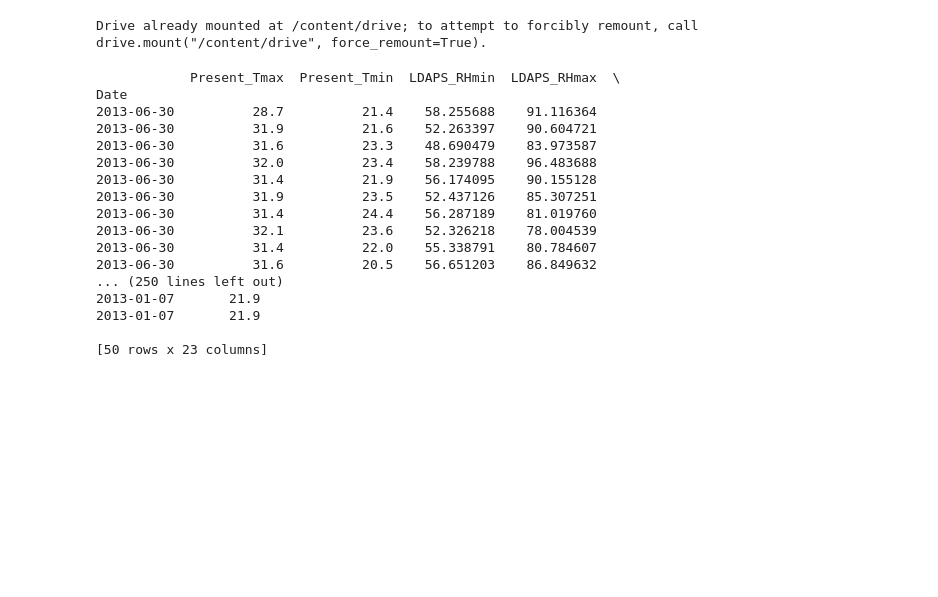
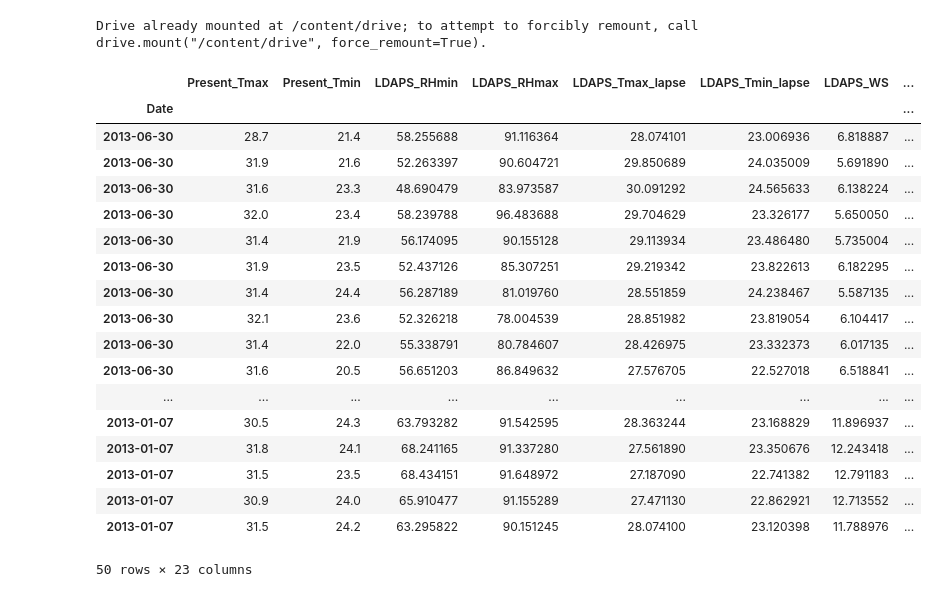
Before and after one commit to pchodon/Aggregation-Analysis, a Jupyter notebook: basic4.ipynb, the cells around one changed output. Saved outputs shown, nothing was run; the diff lists cells and outputs as text; code cells hidden in the pictures; blank space fills up the shorter version.

```diff
--- a/basic4.ipynb
+++ b/basic4.ipynb
@@ -8,41 +8,44 @@ Drive already mounted at /content/drive; to attempt to forcibly remount, call dr
 # %%
 import multiprocessing
 import time
 from csv import reader
 from google.colab import files
 import pandas as pd
 import threading
 import os
 import tensorflow as tf
 import numpy as np
 import sys
 import matplotlib.pyplot as plt
 
 data = []
 with open('/content/drive/MyDrive/Bias_correction_ucl.csv', 'r',encoding="ISO-8859-1") as data:
   df_weather = pd.read_csv(data, parse_dates=["Date"])
 
 df_grp = (df_weather.groupby(['station']).groups)
 
 outcome = df_weather.set_index("station")
 outcome_date = outcome.set_index("Date")
-
-print(outcome_date)
+outcome_na = outcome_date[~(outcome_date == 0).all(axis=1)]
+outcome_final = outcome_date.resample('D').sum()
+display(outcome_na)
 # %% [output]
+|  | Present_Tmax | Present_Tmin | LDAPS_RHmin | LDAPS_RHmax | LDAPS_Tmax_lapse | LDAPS_Tmin_lapse | LDAPS_WS | ... |
+| Date |  |  |  |  |  |  |  | ... |
+| 2013-06-30 | 28.7 | 21.4 | 58.255688 | 91.116364 | 28.074101 | 23.006936 | 6.818887 | ... |
+| 2013-06-30 | 31.9 | 21.6 | 52.263397 | 90.604721 | 29.850689 | 24.035009 | 5.691890 | ... |
+| 2013-06-30 | 31.6 | 23.3 | 48.690479 | 83.973587 | 30.091292 | 24.565633 | 6.138224 | ... |
+| 2013-06-30 | 32.0 | 23.4 | 58.239788 | 96.483688 | 29.704629 | 23.326177 | 5.650050 | ... |
+| 2013-06-30 | 31.4 | 21.9 | 56.174095 | 90.155128 | 29.113934 | 23.486480 | 5.735004 | ... |
+| 2013-06-30 | 31.9 | 23.5 | 52.437126 | 85.307251 | 29.219342 | 23.822613 | 6.182295 | ... |
+| 2013-06-30 | 31.4 | 24.4 | 56.287189 | 81.019760 | 28.551859 | 24.238467 | 5.587135 | ... |
+| 2013-06-30 | 32.1 | 23.6 | 52.326218 | 78.004539 | 28.851982 | 23.819054 | 6.104417 | ... |
+| 2013-06-30 | 31.4 | 22.0 | 55.338791 | 80.784607 | 28.426975 | 23.332373 | 6.017135 | ... |
+| 2013-06-30 | 31.6 | 20.5 | 56.651203 | 86.849632 | 27.576705 | 22.527018 | 6.518841 | ... |
+| ... | ... | ... | ... | ... | ... | ... | ... | ... |
+| 2013-01-07 | 30.5 | 24.3 | 63.793282 | 91.542595 | 28.363244 | 23.168829 | 11.896937 | ... |
+| 2013-01-07 | 31.8 | 24.1 | 68.241165 | 91.337280 | 27.561890 | 23.350676 | 12.243418 | ... |
+| 2013-01-07 | 31.5 | 23.5 | 68.434151 | 91.648972 | 27.187090 | 22.741382 | 12.791183 | ... |
+| 2013-01-07 | 30.9 | 24.0 | 65.910477 | 91.155289 | 27.471130 | 22.862921 | 12.713552 | ... |
+| 2013-01-07 | 31.5 | 24.2 | 63.295822 | 90.151245 | 28.074100 | 23.120398 | 11.788976 | ... |
-            Present_Tmax  Present_Tmin  LDAPS_RHmin  LDAPS_RHmax  \
-Date
-2013-06-30          28.7          21.4    58.255688    91.116364
-2013-06-30          31.9          21.6    52.263397    90.604721
-2013-06-30          31.6          23.3    48.690479    83.973587
-2013-06-30          32.0          23.4    58.239788    96.483688
-2013-06-30          31.4          21.9    56.174095    90.155128
-2013-06-30          31.9          23.5    52.437126    85.307251
-2013-06-30          31.4          24.4    56.287189    81.019760
-2013-06-30          32.1          23.6    52.326218    78.004539
-2013-06-30          31.4          22.0    55.338791    80.784607
-2013-06-30          31.6          20.5    56.651203    86.849632
-... (250 lines left out)
-2013-01-07       21.9
-2013-01-07       21.9
-
-[50 rows x 23 columns]
+50 rows × 23 columns
```
